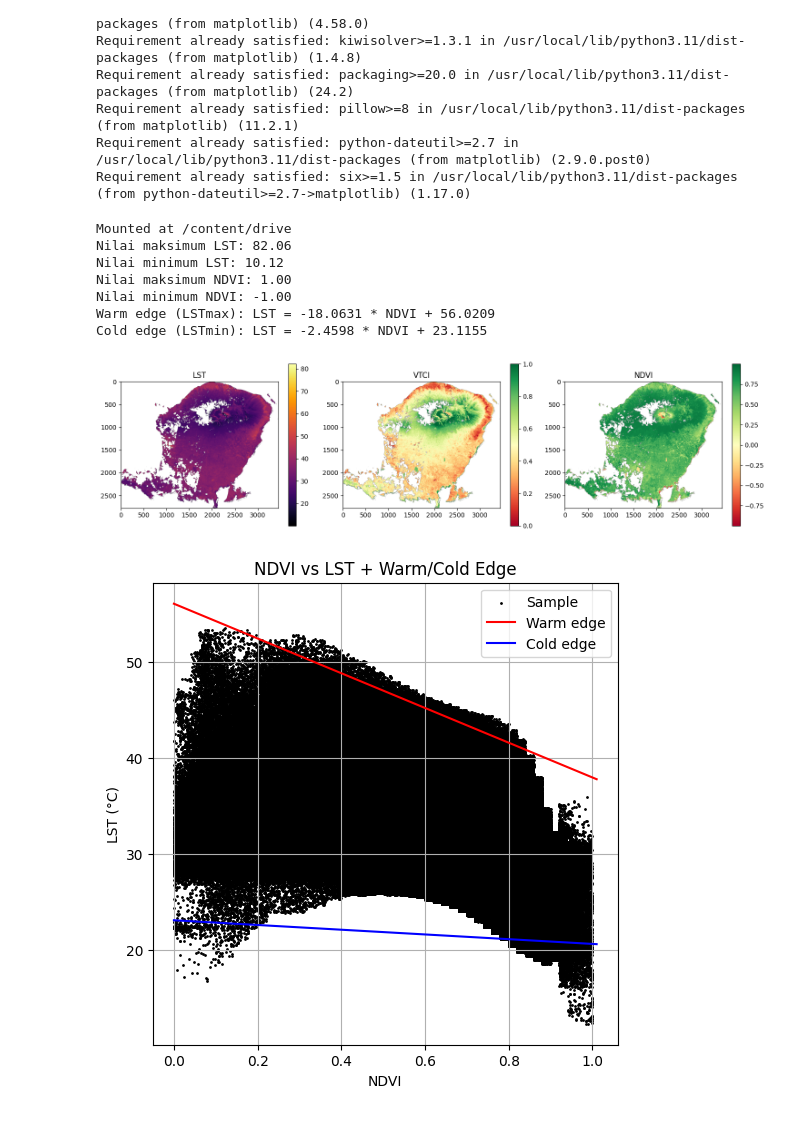
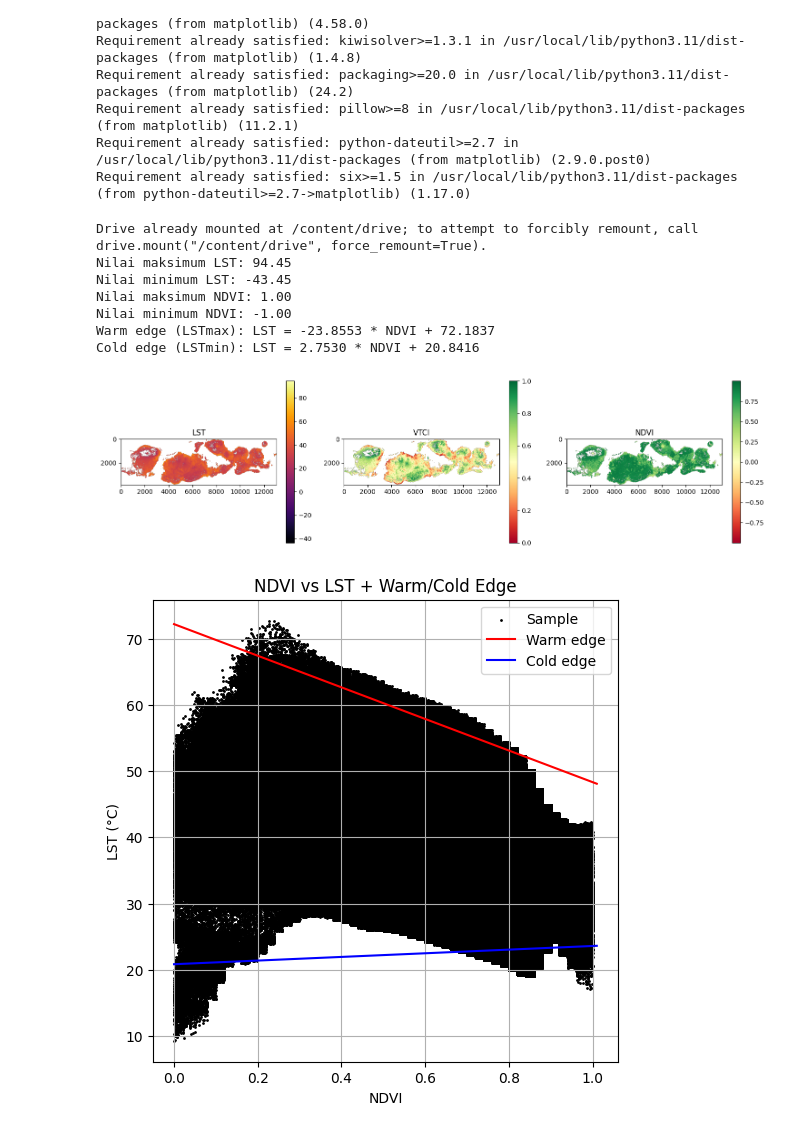
Before and after one commit to maz-joko78/VTCI-LANDSAT-LC08-C02-T1_L2, a Jupyter notebook: VTCI_3.ipynb, the cells around one changed output. Drawn from its saved outputs; the diff is of its cells as text; code cells hidden in the pictures.

```diff
--- a/VTCI_3.ipynb
+++ b/VTCI_3.ipynb
@@ -33,8 +35,8 @@ drive.mount('/content/drive')
 # =============================
 # 1. Load LST dan NDVI
 # =============================
-lst_path = '/content/drive/MyDrive/1 LST_Matlab/LST_Lombok.tif'  # Verify this path is correct after mounting Google Drive.
-ndvi_path = '/content/drive/MyDrive/1 LST_Matlab/NDVI_Lombok.tif'  # Verify this path is correct after mounting Google Drive.
+lst_path = '/content/drive/MyDrive/1 LST_Matlab/LST_Bulan_1.tif'  # Verify this path is correct after mounting Google Drive.
+ndvi_path = '/content/drive/MyDrive/1 LST_Matlab/NDVI_Bulan_1.tif'  # Verify this path is correct after mounting Google Drive.
 
 with rasterio.open(lst_path) as src:
     lst = src.read(1)
@@ -173,37 +175,37 @@ plt.subplot(1, 3, 3)
 # Need to reload ndvi_full for visualization after potential modifications
 with rasterio.open(ndvi_path) as src:
     ndvi_full_viz = src.read(1)
 # Use masked array to apply the mask
 masked_ndvi = np.ma.masked_array(ndvi_full_viz, ~mask)  # Mask invalid data (using LST mask for consistency, assuming the masks are the same)
 plt.imshow(masked_ndvi, cmap='RdYlGn')
 plt.title('NDVI')
 plt.colorbar()
 
 plt.tight_layout()
 plt.show()
 
 
 # =============================
 # 7. Scatter Plot NDVI vs LST + Regresi
 # =============================
 plt.figure(figsize=(6, 6))
 plt.scatter(ndvi_filtered, lst_filtered, s=1, c='black', label='Sample')
 ndvi_line = np.linspace(0, 1.01, 100)
 plt.plot(ndvi_line, warm_a * ndvi_line + warm_b, 'r-', label='Warm edge')
 plt.plot(ndvi_line, cold_a * ndvi_line + cold_b, 'b-', label='Cold edge')
 plt.xlabel('NDVI')
 plt.ylabel('LST (°C)')
 plt.legend()
 plt.title('NDVI vs LST + Warm/Cold Edge')
 plt.grid(True)
 plt.show()
 # %% [output]
-Mounted at /content/drive
-Nilai maksimum LST: 82.06
-Nilai minimum LST: 10.12
+Drive already mounted at /content/drive; to attempt to forcibly remount, call drive.mount("/content/drive", force_remount=True).
+Nilai maksimum LST: 94.45
+Nilai minimum LST: -43.45
 Nilai maksimum NDVI: 1.00
 Nilai minimum NDVI: -1.00
-Warm edge (LSTmax): LST = -18.0631 * NDVI + 56.0209
-Cold edge (LSTmin): LST = -2.4598 * NDVI + 23.1155
+Warm edge (LSTmax): LST = -23.8553 * NDVI + 72.1837
+Cold edge (LSTmin): LST = 2.7530 * NDVI + 20.8416
-[figure, old version]
+[figure, new version]
-[figure, old version]
+[figure, new version]
```
Also changed, not shown: parts of 1 cell of this notebook.
